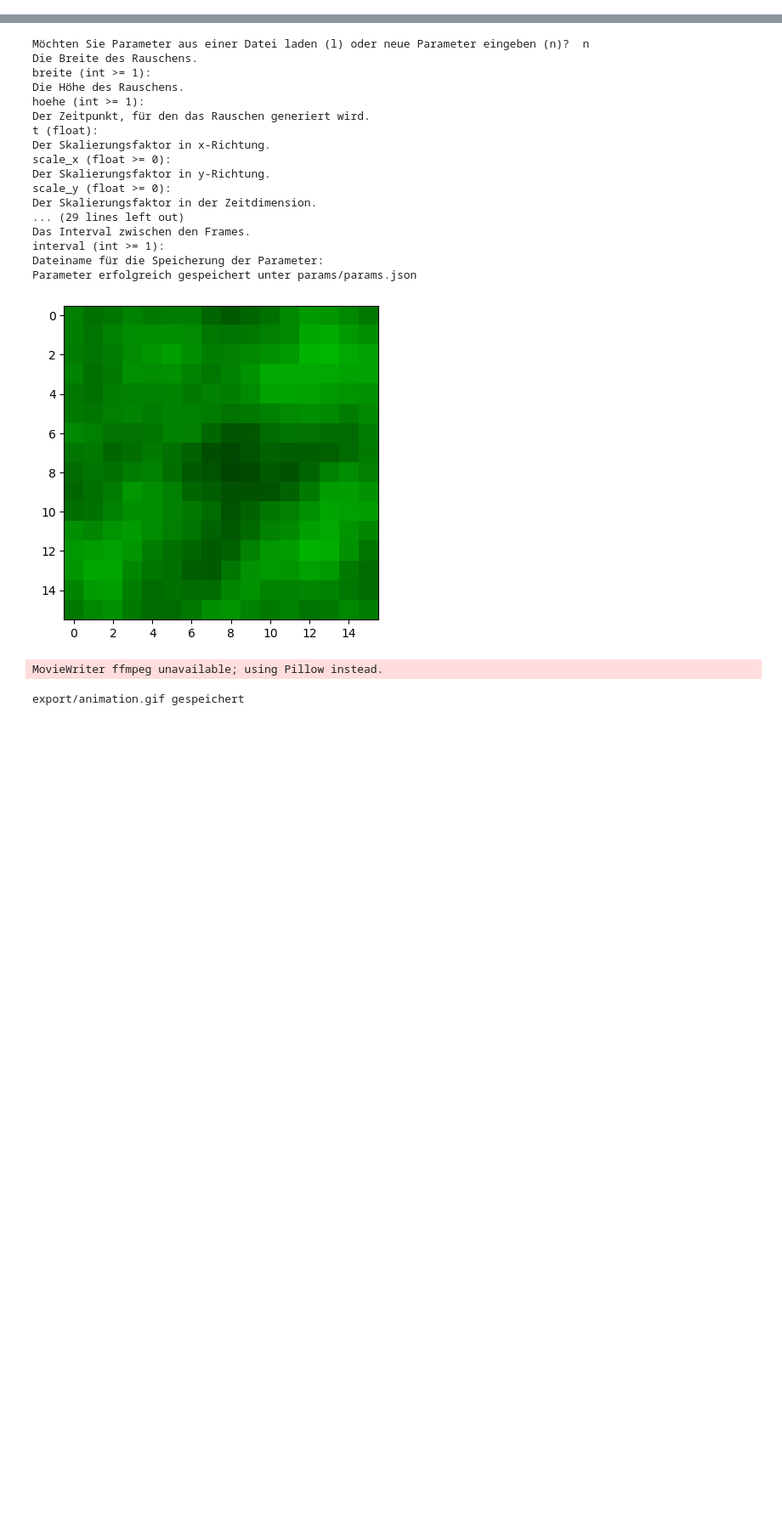
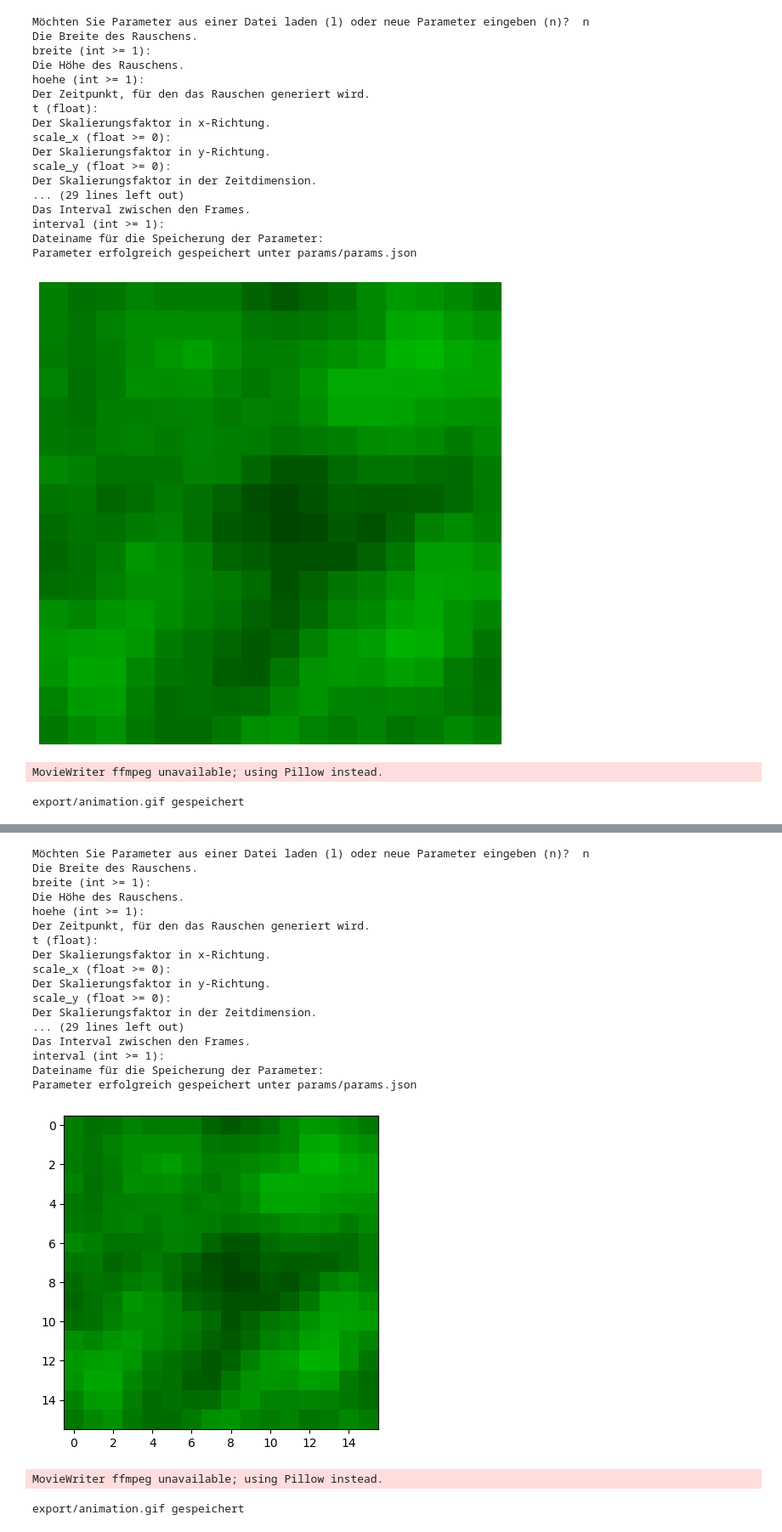
Before and after one commit to v6t2b9/perlin_animation, a Jupyter notebook: test.ipynb, the cells around one changed output, grey strips where cells are left out. Shown at 85% size. Cells and saved outputs as stored; diff of their text form; code cells hidden in the pictures; blank space fills up the shorter version.

Commit message:
factorized functions

```diff
--- a/test.ipynb
+++ b/test.ipynb
@@ -0,0 +1,71 @@
+# %%
+#import utils.functions as func
+
+import src.file_handling as file_handling
+import src.animation_generation as animation_generation
+import src.image_generation as image_generation
+import src.user_interface as user_interface
+
+import matplotlib.pyplot as plt
+
+def main():
+    """
+    Hauptfunktion des Skripts.
+
+    Initialisiert die Parameter, generiert ein Bild, zeigt es an, erstellt eine Animation und speichert sie in einer Datei.
+    """
+
+    auswahl = user_interface.benutzer_parameter_abfrage()
+
+    if auswahl == 'n':
+        # User Eingabe zur Bestimmung der Parameter
+        params_datei = user_interface.benutzer_parameter_eingabe_und_speichern()
+
+    else:
+        # User Eingabe zur Auswahl der params Datei
+        params_datei = user_interface.user_params_datei_auswahl()
+
+    # Laden Sie die Parameter aus der Datei
+    params = file_handling.laden_params(params_datei)
+
+    # Speichern Sie die Parameter in einer Datei
+    file_handling.speichern_params(params, 'params/params.json')
+
+    # Laden Sie die Parameter aus der Datei
+    #params = file_handling.laden_params('params/params.json')
+
+    # Generieren Sie ein Bild
+    image = image_generation.generiere_bild(params)
+
+    # Zeige das Bild an
+    plt.figure(figsize=(16, 9))  # Optional: Ändern Sie die Größe des Bildes, hier 10x10 Zoll.
+    plt.imshow(image)
+    plt.axis('off')  # Schaltet die Achsen aus.
+    plt.show()
+
+    # Erstelle und speichere die Animation
+    animation_generation.erstelle_und_speichere_animation(params, 'export/animation.gif')
+
+if __name__ == "__main__":
+    main()
+# %% [output]
+Möchten Sie Parameter aus einer Datei laden (l) oder neue Parameter eingeben (n)?  n
+Die Breite des Rauschens.
+breite (int >= 1):
+Die Höhe des Rauschens.
+hoehe (int >= 1):
+Der Zeitpunkt, für den das Rauschen generiert wird.
+t (float):
+Der Skalierungsfaktor in x-Richtung.
+scale_x (float >= 0):
+Der Skalierungsfaktor in y-Richtung.
+scale_y (float >= 0):
+Der Skalierungsfaktor in der Zeitdimension.
+... (29 lines left out)
+Das Interval zwischen den Frames.
+interval (int >= 1):
+Dateiname für die Speicherung der Parameter:
+Parameter erfolgreich gespeichert unter params/params.json
+[figure, added]
+MovieWriter ffmpeg unavailable; using Pillow instead.
+export/animation.gif gespeichert
```
Also changed, not shown: parts of 2 cells of this notebook, 6 other files.
